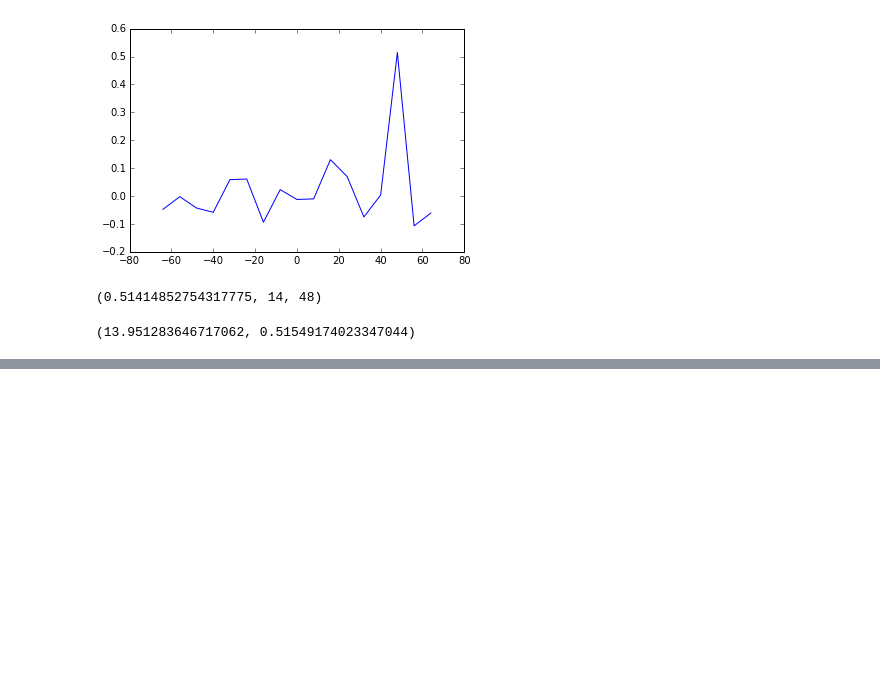
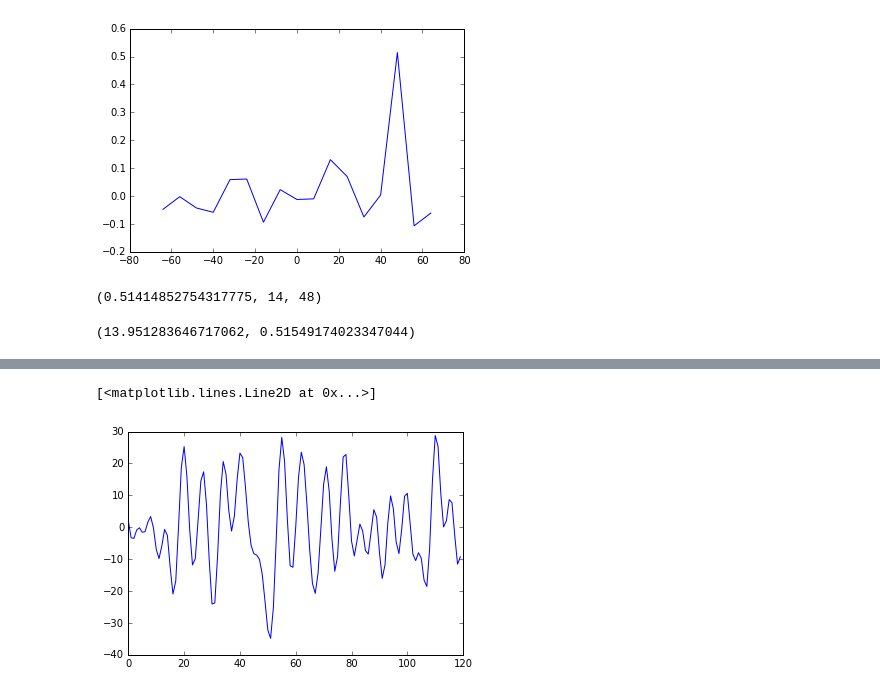
Before and after one commit to danlurie/lag_maps, a Jupyter notebook: notebooks/Cross-Correlation and Interpolation.ipynb, the cells around one changed output, grey strips where cells are left out. Saved outputs shown, nothing was run; the diff lists cells and outputs as text; code cells hidden in the pictures; blank space fills up the shorter version.

```diff
--- a/notebooks/Cross-Correlation and Interpolation.ipynb
+++ b/notebooks/Cross-Correlation and Interpolation.ipynb
@@ -141,0 +156,5 @@ parabolic(xcorr, 14)
+# %%
+plt.plot(np.mean(epi_gm_masked, axis=0))
+# %% [output]
+[<matplotlib.lines.Line2D at 0x...>]
+[figure, added]
```
Also changed, not shown: parts of 25 cells of this notebook.
